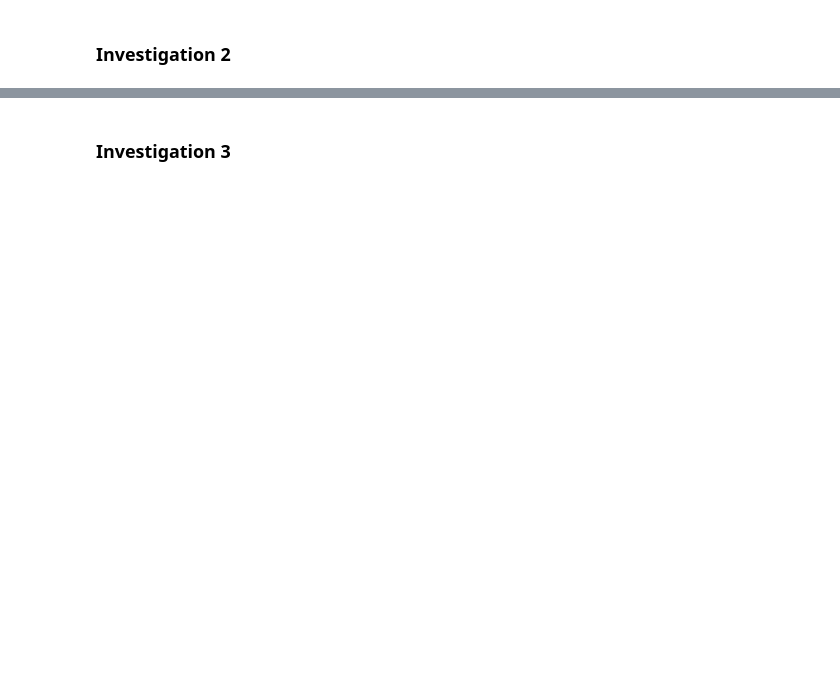
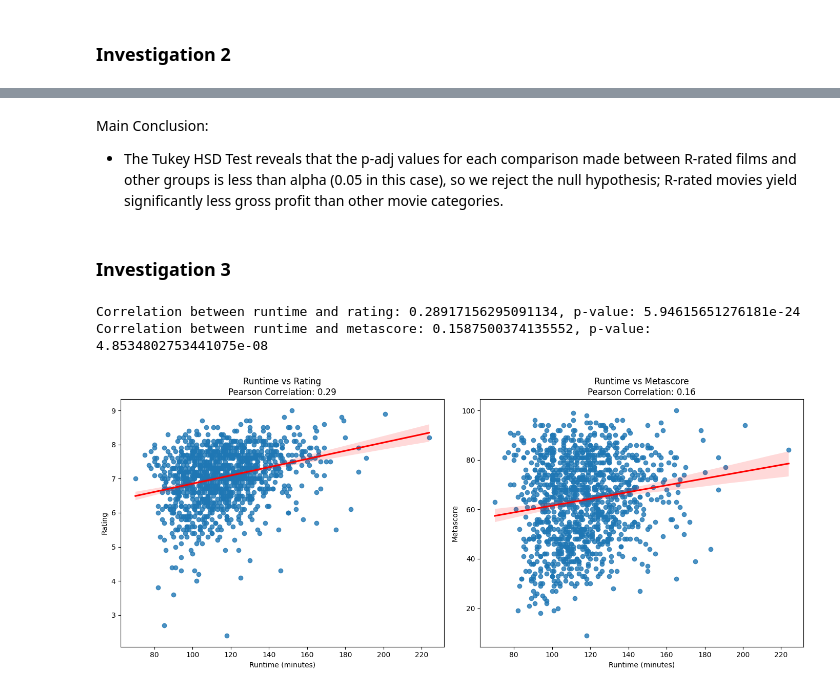
Before and after one commit to ryandecamp/CMSC320FinalProject, a Jupyter notebook: checkpoint2/checkpoint_2.ipynb, the cells around one changed output, grey strips where cells are left out. Drawn from its saved outputs; the diff is of its cells as text; code cells hidden in the pictures; blank space fills up the shorter version.

```diff
--- a/checkpoint2/checkpoint_2.ipynb
+++ b/checkpoint2/checkpoint_2.ipynb
@@ -607,2 +669,43 @@ Key Conclusions:
+# %% [markdown]
+Main Conclusion:
+- The Tukey HSD Test reveals that the p-adj values for each comparison made between R-rated films and other groups is less than alpha (0.05 in this case), so we reject the null hypothesis; R-rated movies yield significantly less gross profit than other movie categories.
 # %% [markdown]
 ### Investigation 3
+# %%
+movies = movie_df.copy()
+# %%
+# Dropping NaN to be able to perform Pearson
+movies = movies[['duration', 'rate', 'metascore']].dropna()
+
+# Pearson correlation for runtime vs rating
+corr_rating, p_value_rating = pearsonr(movies['duration'], movies['rate'])
+
+# Pearson correlation for runtime vs metascore
+corr_metascore, p_value_metascore = pearsonr(movies['duration'], movies['metascore'])
+
+print(f"Correlation between runtime and rating: {corr_rating}, p-value: {p_value_rating}")
+print(f"Correlation between runtime and metascore: {corr_metascore}, p-value: {p_value_metascore}")
+# %% [output]
+Correlation between runtime and rating: 0.28917156295091134, p-value: 5.94615651276181e-24
+Correlation between runtime and metascore: 0.1587500374135552, p-value: 4.8534802753441075e-08
+# %%
+movies['metascore'] = movies['metascore'].astype('int64')
+# %%
+fig, axes = plt.subplots(1, 2, figsize=(14, 6))
+
+# Plot 1: Runtime vs Rating
+sns.regplot(ax=axes[0], x='duration', y='rate', data=movies, scatter=True, line_kws={"color": "red"})
+axes[0].set_title(f'Runtime vs Rating\nPearson Correlation: {corr_rating:.2f}')
+axes[0].set_xlabel('Runtime (minutes)')
+axes[0].set_ylabel('Rating')
+
+# Plot 2: Runtime vs Metascore
+sns.regplot(ax=axes[1], x='duration', y='metascore', data=movies, scatter=True, line_kws={"color": "red"})
+axes[1].set_title(f'Runtime vs Metascore\nPearson Correlation: {corr_metascore:.2f}')
+axes[1].set_xlabel('Runtime (minutes)')
+axes[1].set_ylabel('Metascore')
+
+plt.tight_layout()
+plt.show()
+# %% [output]
+[figure, added]
```
Also changed, not shown: parts of 31 cells of this notebook, 3 other files.
